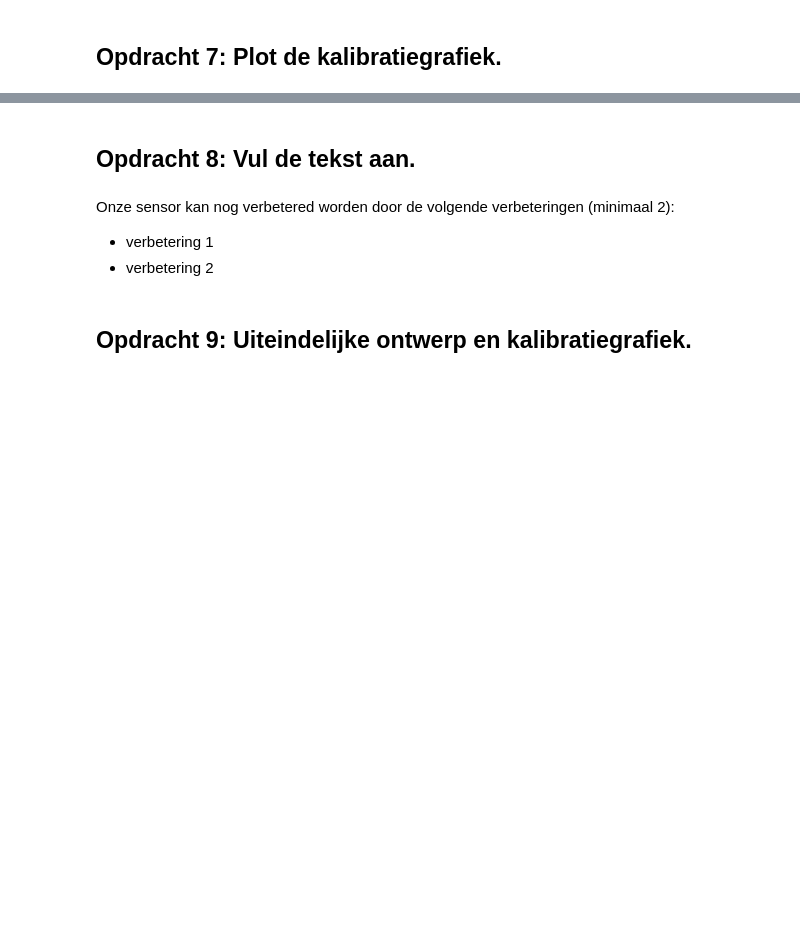
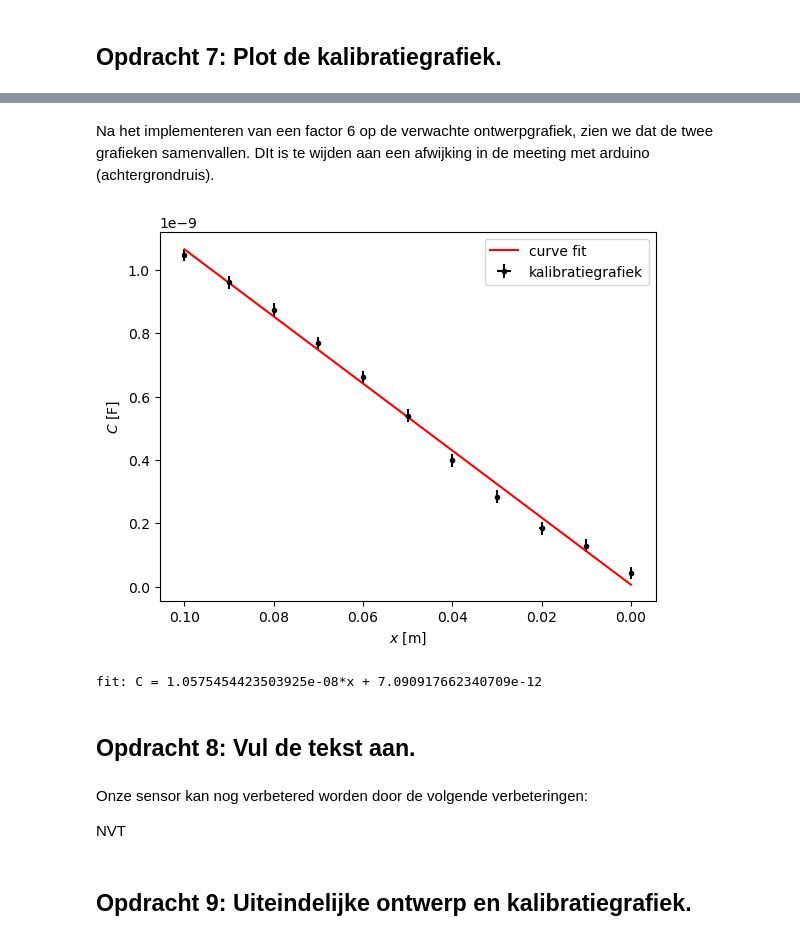
Before and after one commit to emmajuledrent/opdrachten-DEF-D, a Jupyter notebook: FysiekeOntwerpopdrachten/2OntwerpEenSensorCondensator/DEFOntwerpopdracht2OntwerpEenSensorInvulTemplate.ipynb, the cells around one changed output, grey strips where cells are left out. Saved outputs shown, nothing was run; the diff lists cells and outputs as text; code cells hidden in the pictures; blank space fills up the shorter version.

```diff
--- a/FysiekeOntwerpopdrachten/2OntwerpEenSensorCondensator/DEFOntwerpopdracht2OntwerpEenSensorInvulTemplate.ipynb
+++ b/FysiekeOntwerpopdrachten/2OntwerpEenSensorCondensator/DEFOntwerpopdracht2OntwerpEenSensorInvulTemplate.ipynb
@@ -114,10 +160,45 @@ Pas deze tekst aan: Wij gaan een sensor maken die X meet.
+# %% [markdown]
+Na het implementeren van een factor 6 op de verwachte ontwerpgrafiek, zien we dat de twee grafieken samenvallen. DIt is te wijden aan een afwijking in de meeting met arduino (achtergrondruis).
+# %%
+from scipy.optimize import curve_fit
+
+
+x_kal = np.array([0.1,0.09,0.08,0.07,0.06,0.05,0.04,0.03,0.02,0.01,0])
+C_kal = np.array([1047,960.5,874,768,662,540,399,285,185,130,44])*1e-12
+
+def functiefit(x, k, b):
+    return k * x + b
+
+x_test = np.linspace(0, 0.1, 100)
+
+# juiste curve_fit aanroep
+popt, cov = curve_fit(functiefit, x_kal, C_kal)
+
+k_fit = popt[0]
+k_err = np.sqrt(cov[0,0])
+b_fit = popt[1]
+b_err = np.sqrt(cov[1,1])
+
+
+plt.figure()
+plt.errorbar(x_kal, C_kal, xerr=0.0005,yerr=2e-11,fmt="k.",label="kalibratiegrafiek")
+plt.plot(x_test,functiefit(x_test, k_fit, b_fit), "r-", label="curve fit")
+plt.xlabel("$x$ [m]")
+plt.ylabel("$C$ [F]")
+plt.legend()
+plt.gca().invert_xaxis()
+plt.show()
+
+print(f"fit: C = {k_fit}*x + {b_fit}")
+# %% [output]
+[figure, added]
+fit: C = 1.0575454423503925e-08*x + 7.090917662340709e-12
 # %% [markdown]
 ## Opdracht 8: Vul de tekst aan.
 # %% [markdown]
-Onze sensor kan nog verbetered worden door de volgende verbeteringen (minimaal 2):
+Onze sensor kan nog verbetered worden door de volgende verbeteringen:
 
-* verbetering 1
-* verbetering 2
+NVT
 # %% [markdown]
 ## Opdracht 9: Uiteindelijke ontwerp en kalibratiegrafiek.
 # %% [markdown]
```
Also changed, not shown: parts of 29 cells of this notebook, 6 other files.
